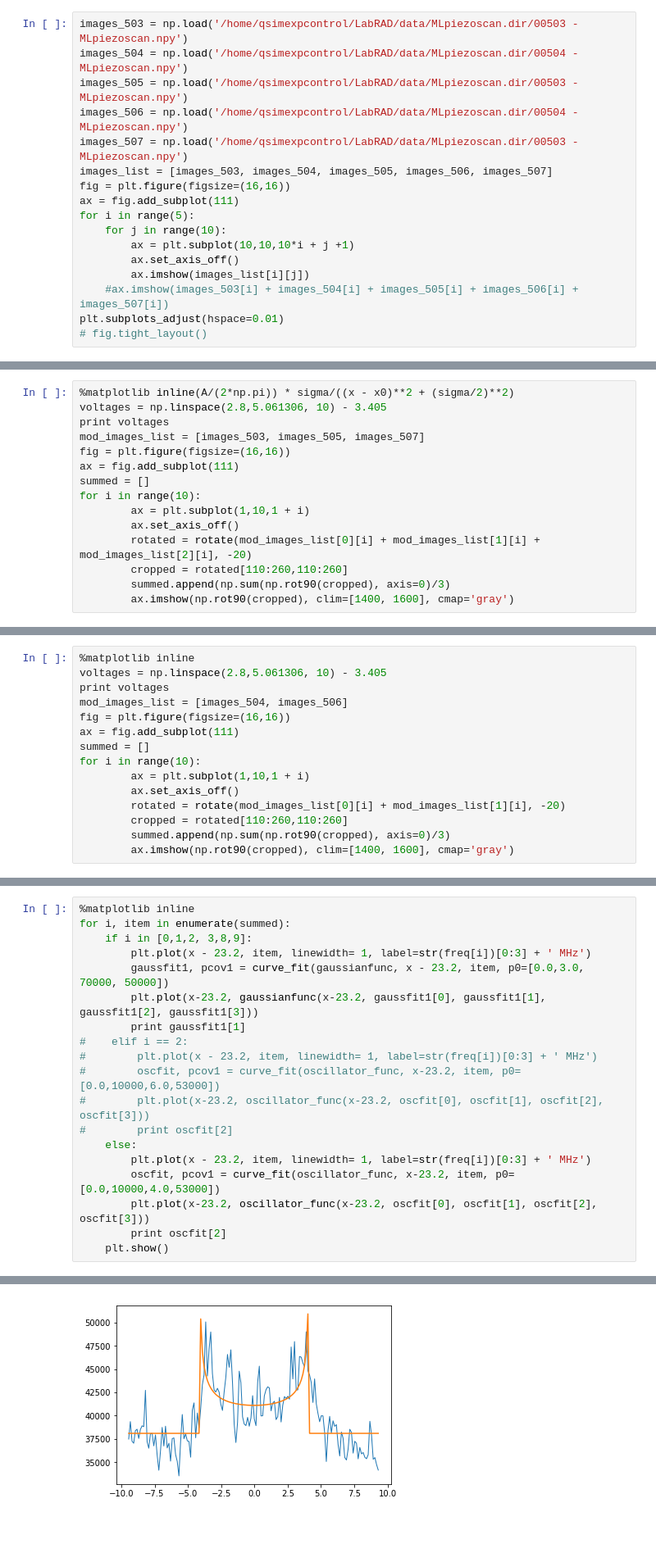
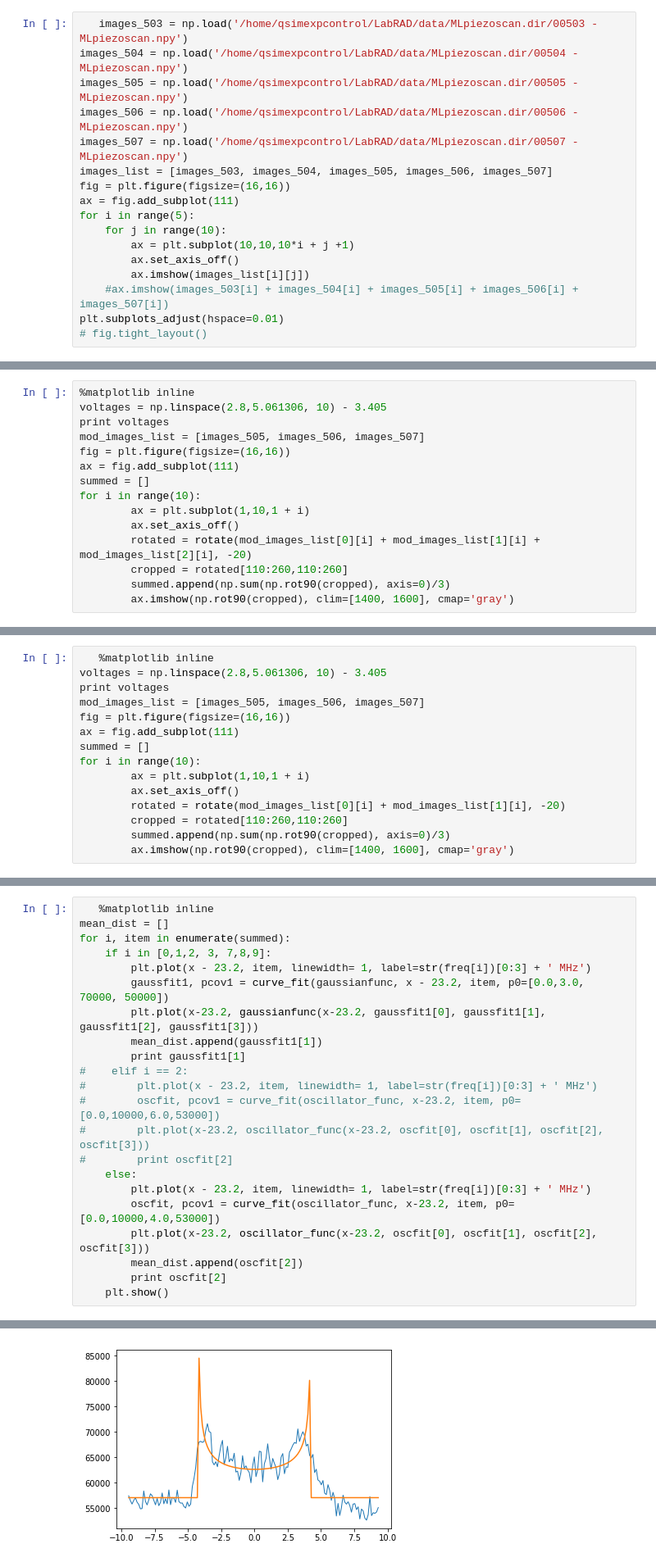
Before and after one commit to CampbellGroup/Qsim, a Jupyter notebook: Ipython-Notebooks/26MAY2017_beta_scans.ipynb, the cells around one changed output, grey strips where cells are left out. Shown at 82% size. Cells and saved outputs as stored; diff of their text form; blank space fills up the shorter version.

```diff
--- a/Ipython-Notebooks/26MAY2017_beta_scans.ipynb
+++ b/Ipython-Notebooks/26MAY2017_beta_scans.ipynb
@@ -44,11 +44,11 @@ plt.title('Micromotion due to ion displacment')
 # %% [markdown]
 # Raw images during ML piezo scan
 # %%
-images_503 = np.load('/home/qsimexpcontrol/LabRAD/data/MLpiezoscan.dir/00503 - MLpiezoscan.npy')
+   images_503 = np.load('/home/qsimexpcontrol/LabRAD/data/MLpiezoscan.dir/00503 - MLpiezoscan.npy')
 images_504 = np.load('/home/qsimexpcontrol/LabRAD/data/MLpiezoscan.dir/00504 - MLpiezoscan.npy')
-images_505 = np.load('/home/qsimexpcontrol/LabRAD/data/MLpiezoscan.dir/00503 - MLpiezoscan.npy')
-images_506 = np.load('/home/qsimexpcontrol/LabRAD/data/MLpiezoscan.dir/00504 - MLpiezoscan.npy')
-images_507 = np.load('/home/qsimexpcontrol/LabRAD/data/MLpiezoscan.dir/00503 - MLpiezoscan.npy')
+images_505 = np.load('/home/qsimexpcontrol/LabRAD/data/MLpiezoscan.dir/00505 - MLpiezoscan.npy')
+images_506 = np.load('/home/qsimexpcontrol/LabRAD/data/MLpiezoscan.dir/00506 - MLpiezoscan.npy')
+images_507 = np.load('/home/qsimexpcontrol/LabRAD/data/MLpiezoscan.dir/00507 - MLpiezoscan.npy')
 images_list = [images_503, images_504, images_505, images_506, images_507]
 fig = plt.figure(figsize=(16,16))
 ax = fig.add_subplot(111)
@@ -65,10 +65,10 @@ plt.subplots_adjust(hspace=0.01)
 # %% [markdown]
 # Images with melted ion near resonance
 # %%
-%matplotlib inline(A/(2*np.pi)) * sigma/((x - x0)**2 + (sigma/2)**2)
+%matplotlib inline
 voltages = np.linspace(2.8,5.061306, 10) - 3.405
 print voltages
-mod_images_list = [images_503, images_505, images_507]
+mod_images_list = [images_505, images_506, images_507]
 fig = plt.figure(figsize=(16,16))
 ax = fig.add_subplot(111)
 summed = []
@@ -101,10 +100,10 @@ plt.title('Ion displacement due to ML laser at different tooth detunings')
 # %% [markdown]
 # Images with crystallized near resonance
 # %%
-%matplotlib inline
+   %matplotlib inline
 voltages = np.linspace(2.8,5.061306, 10) - 3.405
 print voltages
-mod_images_list = [images_504, images_506]
+mod_images_list = [images_505, images_506, images_507]
 fig = plt.figure(figsize=(16,16))
 ax = fig.add_subplot(111)
 summed = []
@@ -144,12 +141,14 @@ def oscillator_func(x, x0, A1, A2, offset):
         value[where_are_NaNs] = offset
         return value
 # %%
-%matplotlib inline
+   %matplotlib inline
+mean_dist = []
 for i, item in enumerate(summed):
-    if i in [0,1,2, 3,8,9]:
+    if i in [0,1,2, 3, 7,8,9]:
         plt.plot(x - 23.2, item, linewidth= 1, label=str(freq[i])[0:3] + ' MHz')
         gaussfit1, pcov1 = curve_fit(gaussianfunc, x - 23.2, item, p0=[0.0,3.0, 70000, 50000])
         plt.plot(x-23.2, gaussianfunc(x-23.2, gaussfit1[0], gaussfit1[1], gaussfit1[2], gaussfit1[3]))
+        mean_dist.append(gaussfit1[1])
         print gaussfit1[1]
 #    elif i == 2:
 #        plt.plot(x - 23.2, item, linewidth= 1, label=str(freq[i])[0:3] + ' MHz')
@@ -160,6 +159,7 @@ for i, item in enumerate(summed):
         plt.plot(x - 23.2, item, linewidth= 1, label=str(freq[i])[0:3] + ' MHz')
         oscfit, pcov1 = curve_fit(oscillator_func, x-23.2, item, p0=[0.0,10000,4.0,53000])
         plt.plot(x-23.2, oscillator_func(x-23.2, oscfit[0], oscfit[1], oscfit[2], oscfit[3]))
+        mean_dist.append(oscfit[2])
         print oscfit[2]
     plt.show()
 # %% [output]
@@ -177,3 +177,3 @@ for i, item in enumerate(summed):
-[figure, old version]
+[figure, new version]
 ... (8 outputs left out)
 # %%
```
Also changed, not shown: parts of 8 cells of this notebook, 14 other files.
